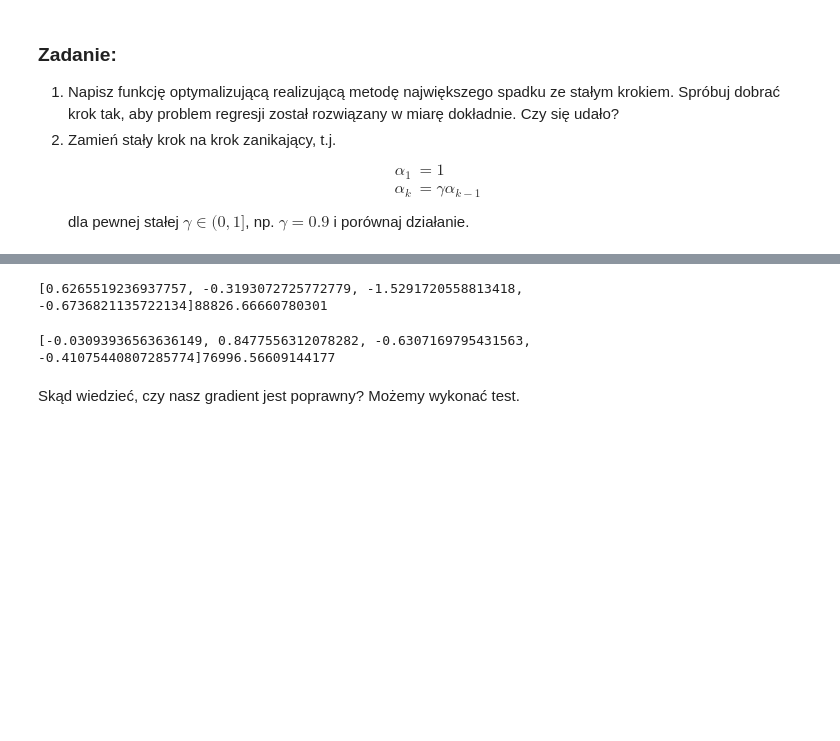
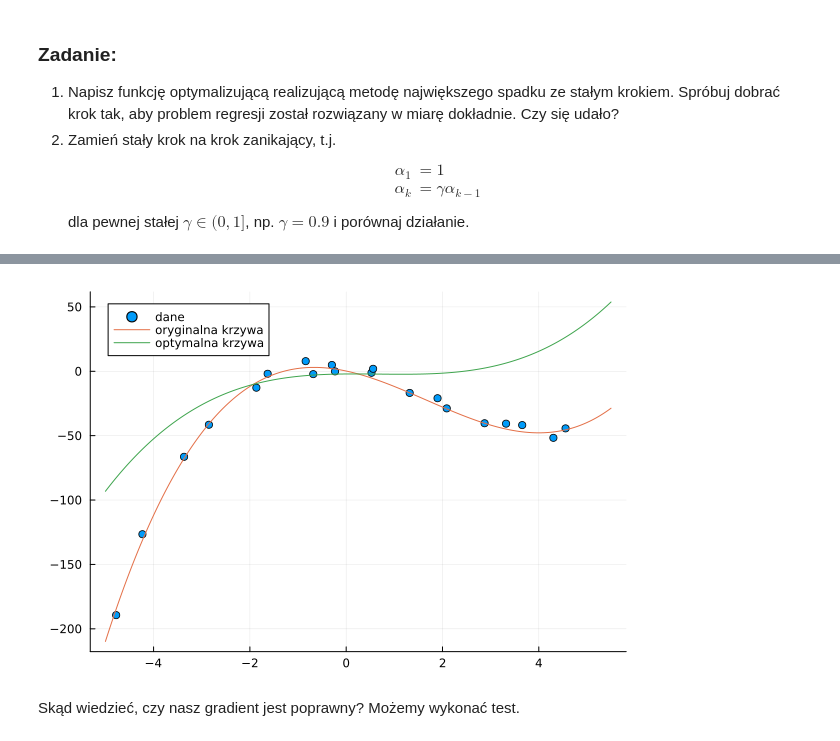
Before and after one commit to SerZeliuk/Metody-i-algorytmy-optymalizacji, a Jupyter notebook: Lab1/intro-teams.ipynb, the cells around one changed output, grey strips where cells are left out. Saved outputs shown, nothing was run; the diff lists cells and outputs as text; code cells hidden in the pictures; blank space fills up the shorter version.

```diff
--- a/Lab1/intro-teams.ipynb
+++ b/Lab1/intro-teams.ipynb
@@ -134,17 +137,20 @@ Cost = 245.4183705177865
 # %%
 # zadanie 1
 
-function steepest_gradient_descent(cost, grad, x0, α)
-    max_iter=1000
+function steepest_gradient_descent(cost, grad, x0, α; max_iter=10000, tol=1e-6)
     θ = copy(x0)
     storage = zeros(length(θ))
     for i in 1:max_iter
         value_start = cost(θ)
-        grad(storage, θ)
+        storage = grad(storage, θ)
         θ_new = θ - α .* storage
         value_stop = cost(θ_new)
-        if value_stop > value_start
-            return θ
+        println("grad: ", storage)
+        println("θ: ", θ)
+        println("θ_new: ", θ_new)
+        println("Iteracja: ", i,"  start: ", value_start,"|||", value_stop)
+        if value_stop - value_start > tol
+            break
         else
             θ = θ_new
         end
@@ -152,36 +158,46 @@ function steepest_gradient_descent(cost, grad, x0, α)
     return θ
 end
 
-opt = steepest_gradient_descent(cost_data, grad_data, randn(4), 0.5)
+opt = steepest_gradient_descent(cost_data, grad_data, randn(4), 0.00001)
 println(opt, cost_data(opt))
+scatter(x_data, y_data; label="dane")
+t_plot = -5:0.01:5.5
+plot!(t_plot, [f(x, θ_data) for x in t_plot]; label="oryginalna krzywa")
+plot!(t_plot, [f(x, opt) for x in t_plot]; label="optymalna krzywa")
-# %% [output]
-[0.6265519236937757, -0.3193072725772779, -1.5291720558813418, -0.6736821135722134]88826.66660780301
 # %%
 # zadanie 2
 
-function steepest_gradient_descent_fading_step(cost, grad, x0, α, γ)
-    max_iter=1000
+function steepest_gradient_descent_fading_step(cost, grad, x0, α, γ; max_iter=10000, tol=1e-6)
     θ = copy(x0)
     storage = zeros(length(θ))
     for i in 1:max_iter
         value_start = cost(θ)
-        grad(storage, θ)
+        strorage = grad(storage, θ)
         θ_new = θ - α .* storage
         value_stop = cost(θ_new)
-        if value_stop > value_start
-            return θ
+        println("grad: ", storage)
+        println("θ: ", θ)
+        println("θ_new: ", θ_new)
+        println("α: ", α)
+        println("Iteracja: ", i,"  start: ", value_start,"|||", value_stop)
+        if value_stop - value_start > tol
+            break
         else
             θ = θ_new
             α *= γ
         end
     end
     return θ
 end
 
-opt = steepest_gradient_descent_fading_step(cost_data, grad_data, randn(4), 0.5, 0.9)
-println(opt, cost_data(opt))
+opt2 = steepest_gradient_descent_fading_step(cost_data, grad_data, randn(4), 0.00001, 0.9)
+println(opt2, cost_data(opt2))
+scatter(x_data, y_data; label="dane")
+t_plot = -5:0.01:5.5
+plot!(t_plot, [f(x, θ_data) for x in t_plot]; label="oryginalna krzywa")
+plot!(t_plot, [f(x, opt2) for x in t_plot]; label="optymalna krzywa")
 # %% [output]
-[-0.03093936563636149, 0.8477556312078282, -0.6307169795431563, -0.41075440807285774]76996.56609144177
+[figure, added]
 # %% [markdown]
 Skąd wiedzieć, czy nasz gradient jest poprawny?
 Możemy wykonać test.
```
Also changed, not shown: parts of 3 cells of this notebook.
